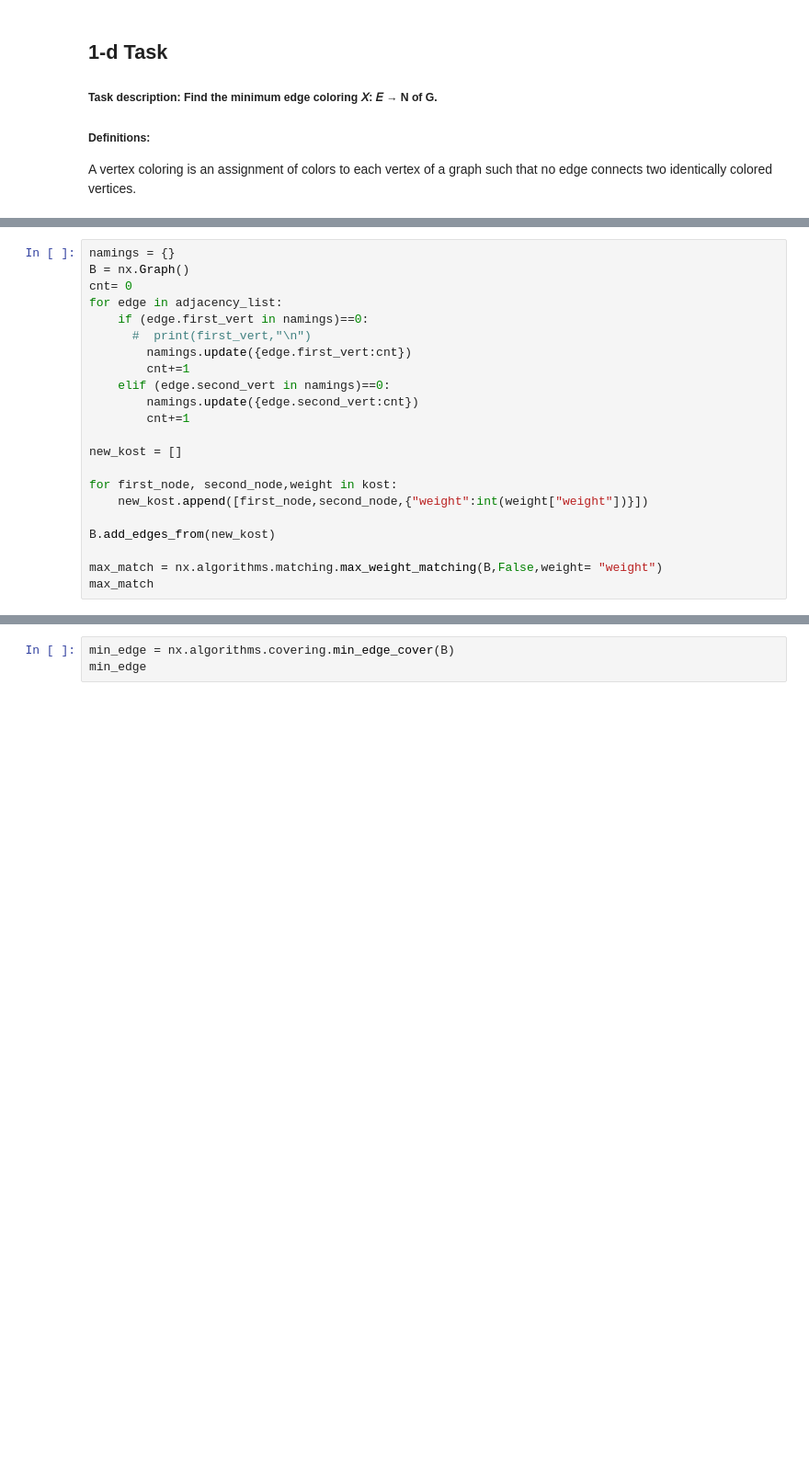
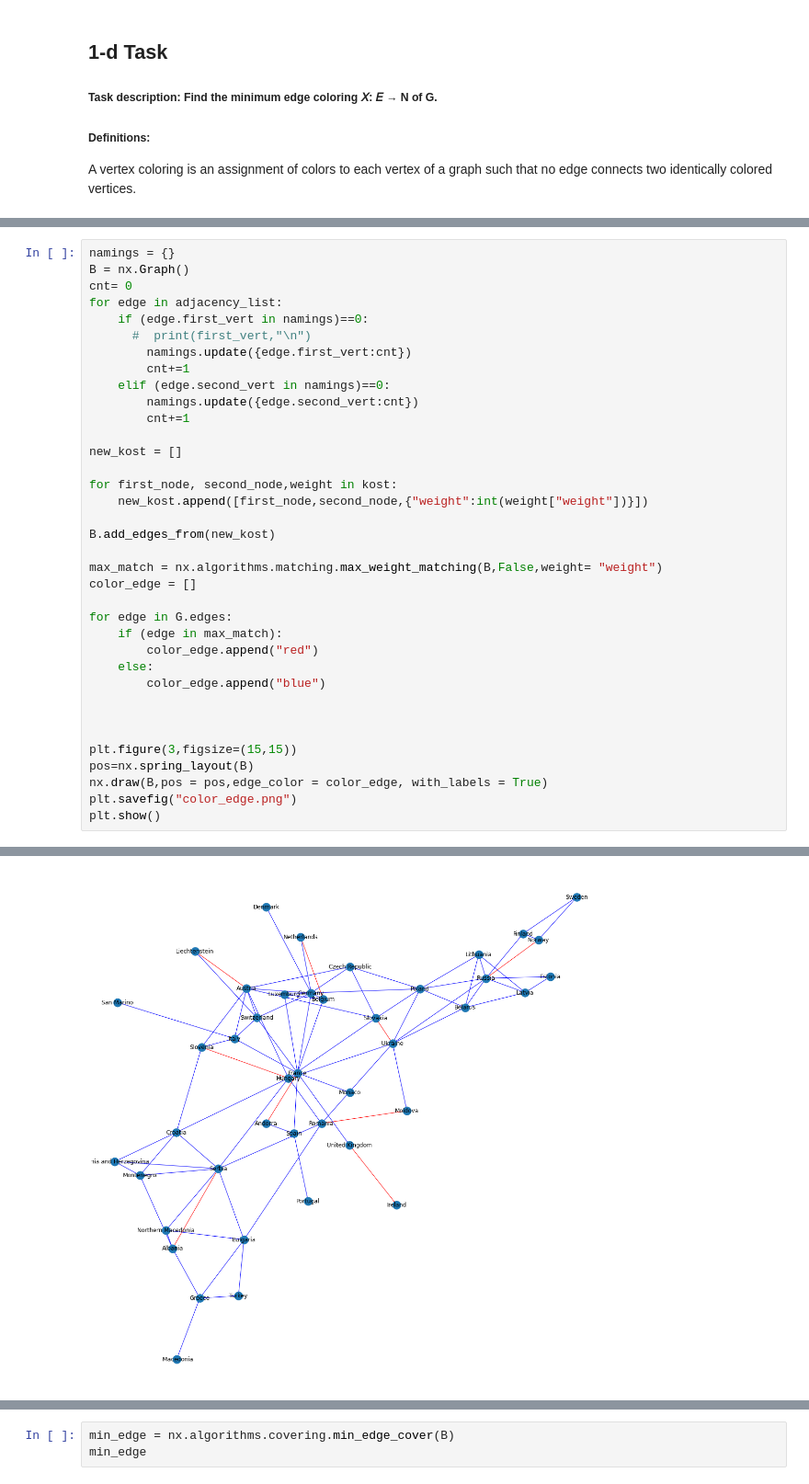
Before and after one commit to vaskers5/D_M_homework_Graphs, a Jupyter notebook: homework.ipynb, the cells around one changed output, grey strips where cells are left out. Shown at 92% size. Saved outputs shown, nothing was run; the diff lists cells and outputs as text; blank space fills up the shorter version.

```diff
--- a/homework.ipynb
+++ b/homework.ipynb
@@ -246,5 +256,19 @@ for first_node, second_node,weight in kost:
 B.add_edges_from(new_kost)
 
 max_match = nx.algorithms.matching.max_weight_matching(B,False,weight= "weight")
-max_match
+color_edge = []
+
+for edge in G.edges:
+    if (edge in max_match):
+        color_edge.append("red")
+    else:
+        color_edge.append("blue")
+
+
+
+plt.figure(3,figsize=(15,15))
+pos=nx.spring_layout(B)
+nx.draw(B,pos = pos,edge_color = color_edge, with_labels = True)
+plt.savefig("color_edge.png")
+plt.show()
 # %% [output]
@@ -269,0 +275 @@ max_match
+[figure, added]
```
Also changed, not shown: parts of 14 cells of this notebook, 4 other files.
